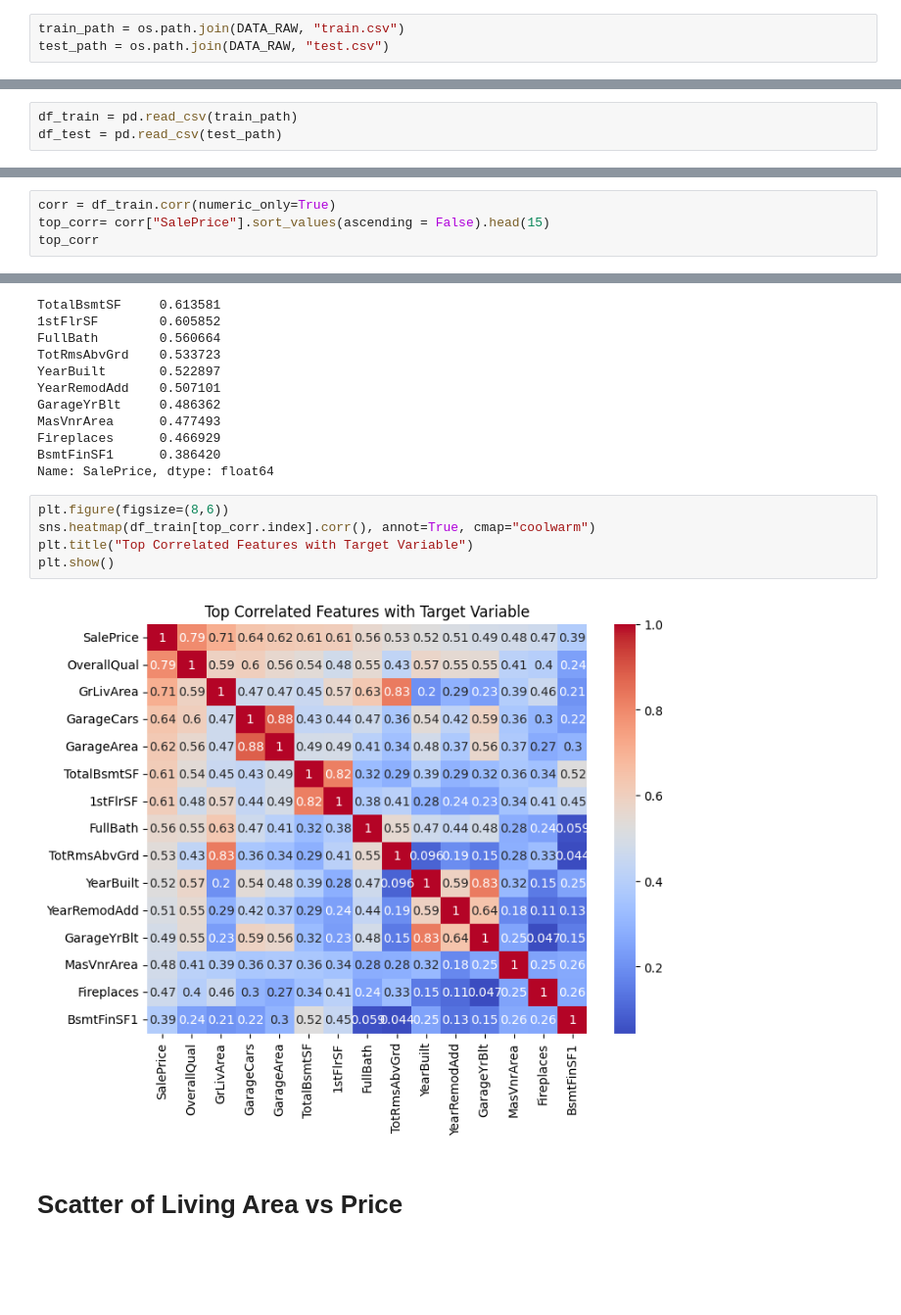
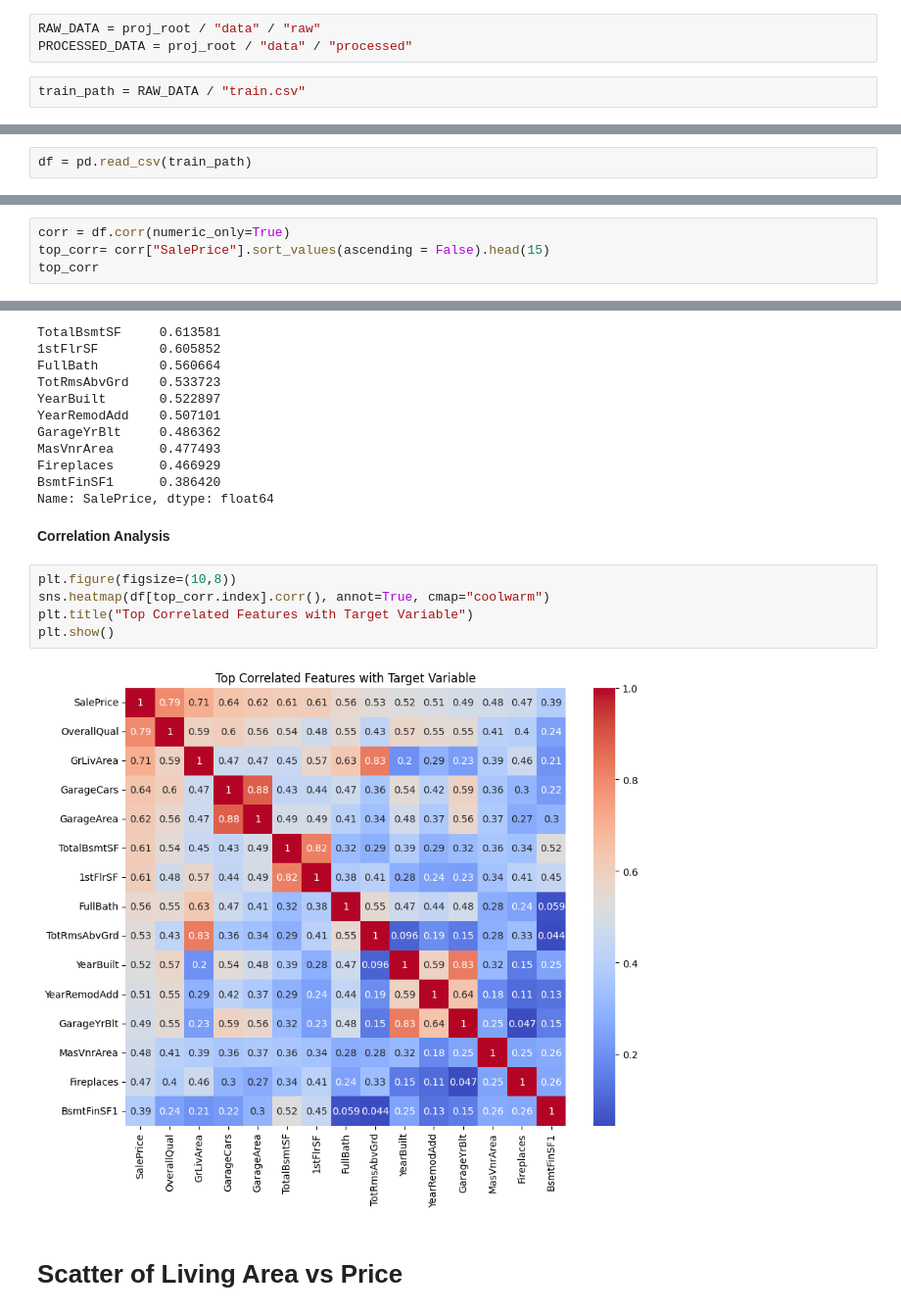
Before and after one commit to mohammednom3n/house-price-prediction, a Jupyter notebook: notebooks/01-EDA.ipynb, the cells around one changed output, grey strips where cells are left out. Shown: that part at 98% size. Cells and saved outputs as stored; diff of their text form; blank space fills up the shorter version.

```diff
--- a/notebooks/01-EDA.ipynb
+++ b/notebooks/01-EDA.ipynb
@@ -11,4 +13,6 @@ DATA_RAW = os.path.join("..","data","raw")
+# %%
+RAW_DATA = proj_root / "data" / "raw"
+PROCESSED_DATA = proj_root / "data" / "processed"
 # %%
-train_path = os.path.join(DATA_RAW, "train.csv")
-test_path = os.path.join(DATA_RAW, "test.csv")
+train_path = RAW_DATA / "train.csv"
 # %% [markdown]
@@ -16,4 +20,3 @@ Load data
 # %%
-df_train = pd.read_csv(train_path)
-df_test = pd.read_csv(test_path)
+df = pd.read_csv(train_path)
 # %%
@@ -111,7 +141,7 @@ print("Kurtosis:", df_train["SalePrice"].kurt())
 Skewness: 1.8828757597682129
 Kurtosis: 6.536281860064529
 # %%
-corr = df_train.corr(numeric_only=True)
+corr = df.corr(numeric_only=True)
 top_corr= corr["SalePrice"].sort_values(ascending = False).head(15)
 top_corr
 # %% [output]
@@ -131,13 +161,15 @@ MasVnrArea      0.477493
 Fireplaces      0.466929
 BsmtFinSF1      0.386420
 Name: SalePrice, dtype: float64
+# %% [markdown]
+**Correlation Analysis**
 # %%
-plt.figure(figsize=(8,6))
-sns.heatmap(df_train[top_corr.index].corr(), annot=True, cmap="coolwarm")
+plt.figure(figsize=(10,8))
+sns.heatmap(df[top_corr.index].corr(), annot=True, cmap="coolwarm")
 plt.title("Top Correlated Features with Target Variable")
 plt.show()
 # %% [output]
-[figure, old version]
+[figure, new version]
 # %% [markdown]
 # Scatter of Living Area vs Price
 # %%
```
Also changed, not shown: parts of 22 cells of this notebook, 1 other file.
